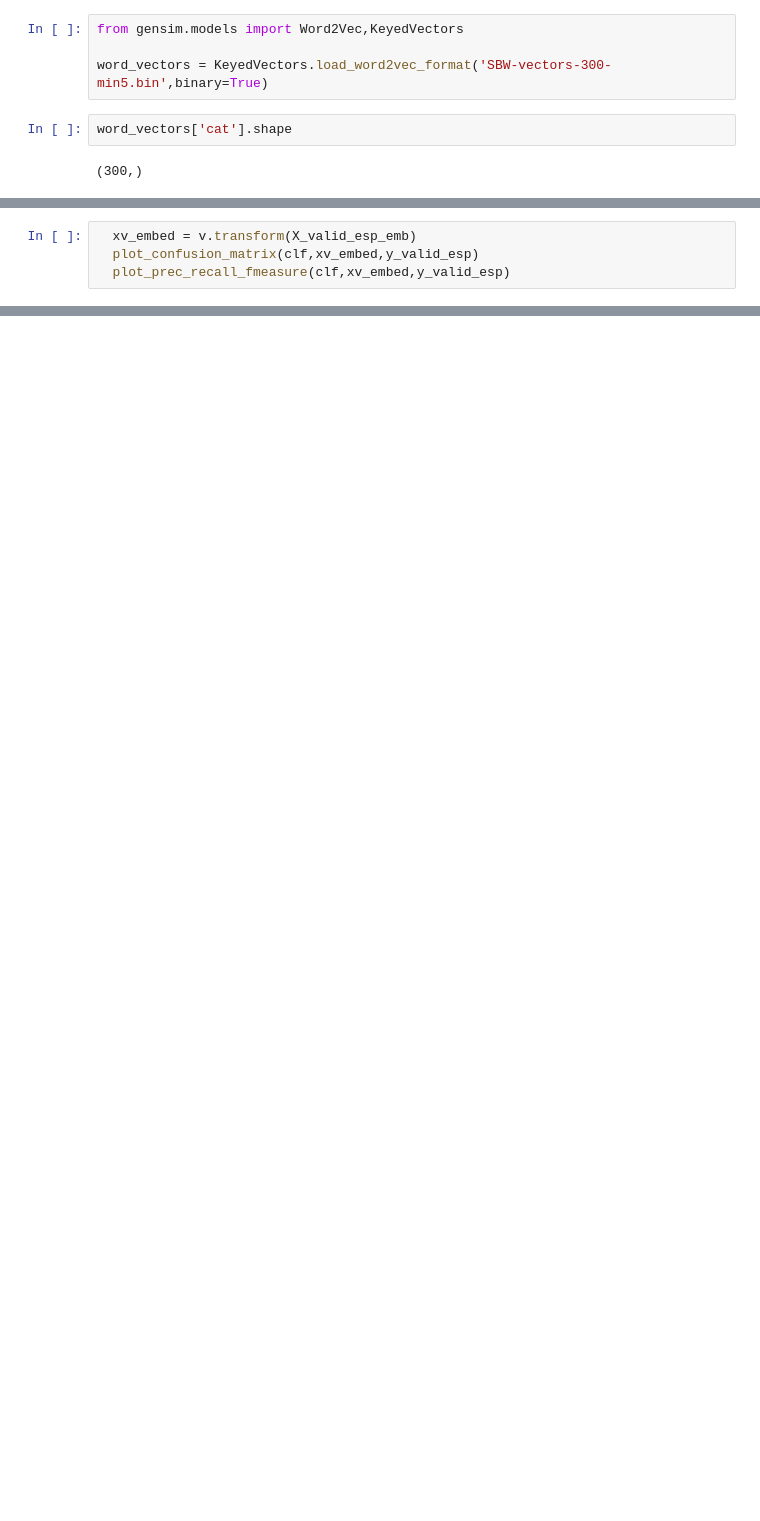
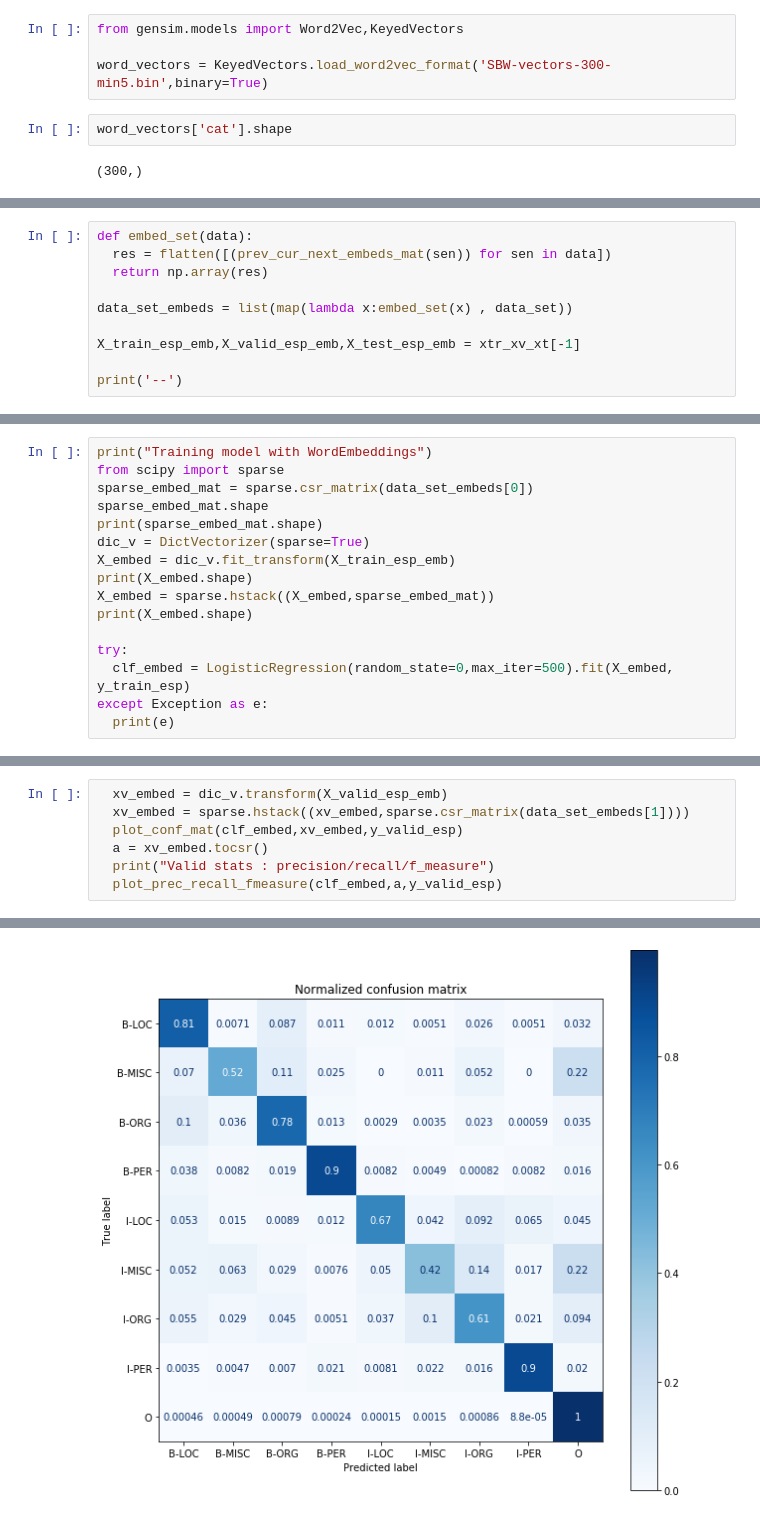
Before and after one commit to NitCoh/NLPAss2, a Jupyter notebook: NLP_Ass2.ipynb, the cells around one changed output, grey strips where cells are left out. Drawn from its saved outputs; the diff is of its cells as text; blank space fills up the shorter version.

```diff
--- a/NLP_Ass2.ipynb
+++ b/NLP_Ass2.ipynb
@@ -905,0 +949,10 @@ X_train_esp_emb,X_valid_esp_emb,X_test_esp_emb = xtr_xv_xt[-1]
+# %%
+def embed_set(data):
+  res = flatten([(prev_cur_next_embeds_mat(sen)) for sen in data])
+  return np.array(res)
+
+data_set_embeds = list(map(lambda x:embed_set(x) , data_set))
+
+X_train_esp_emb,X_valid_esp_emb,X_test_esp_emb = xtr_xv_xt[-1]
+
+print('--')
@@ -926,4 +964,0 @@ NameError: ignored
-# %%
-  xv_embed = v.transform(X_valid_esp_emb)
-  plot_confusion_matrix(clf,xv_embed,y_valid_esp)
-  plot_prec_recall_fmeasure(clf,xv_embed,y_valid_esp)
@@ -932,0 +965,16 @@ NameError: ignored
+# %%
+print("Training model with WordEmbeddings")
+from scipy import sparse
+sparse_embed_mat = sparse.csr_matrix(data_set_embeds[0])
+sparse_embed_mat.shape
+print(sparse_embed_mat.shape)
+dic_v = DictVectorizer(sparse=True)
+X_embed = dic_v.fit_transform(X_train_esp_emb)
+print(X_embed.shape)
+X_embed = sparse.hstack((X_embed,sparse_embed_mat))
+print(X_embed.shape)
+
+try:
+  clf_embed = LogisticRegression(random_state=0,max_iter=500).fit(X_embed, y_train_esp)
+except Exception as e:
+  print(e)
@@ -932,0 +993,8 @@ NameError: ignored
+# %%
+  xv_embed = dic_v.transform(X_valid_esp_emb)
+  xv_embed = sparse.hstack((xv_embed,sparse.csr_matrix(data_set_embeds[1])))
+  plot_conf_mat(clf_embed,xv_embed,y_valid_esp)
+  a = xv_embed.tocsr()
+  print("Valid stats : precision/recall/f_measure")
+  plot_prec_recall_fmeasure(clf_embed,a,y_valid_esp)
+# %% [output]
@@ -932,0 +1002 @@ NameError: ignored
+[figure, added]
```
Also changed, not shown: parts of 36 cells of this notebook.
